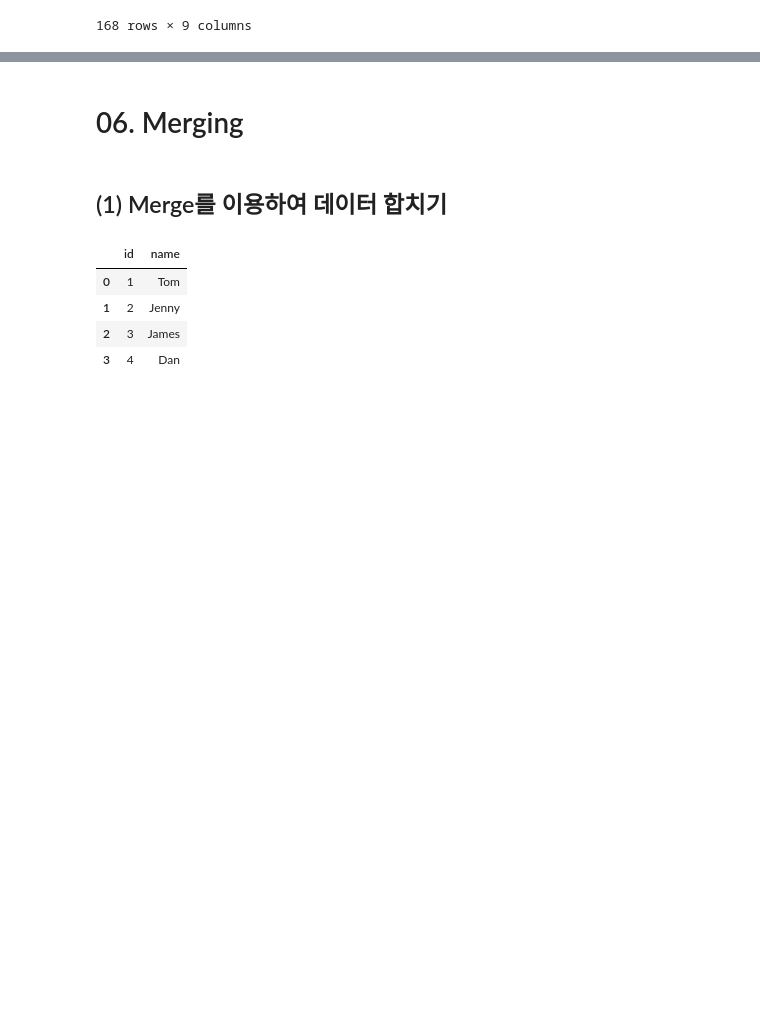
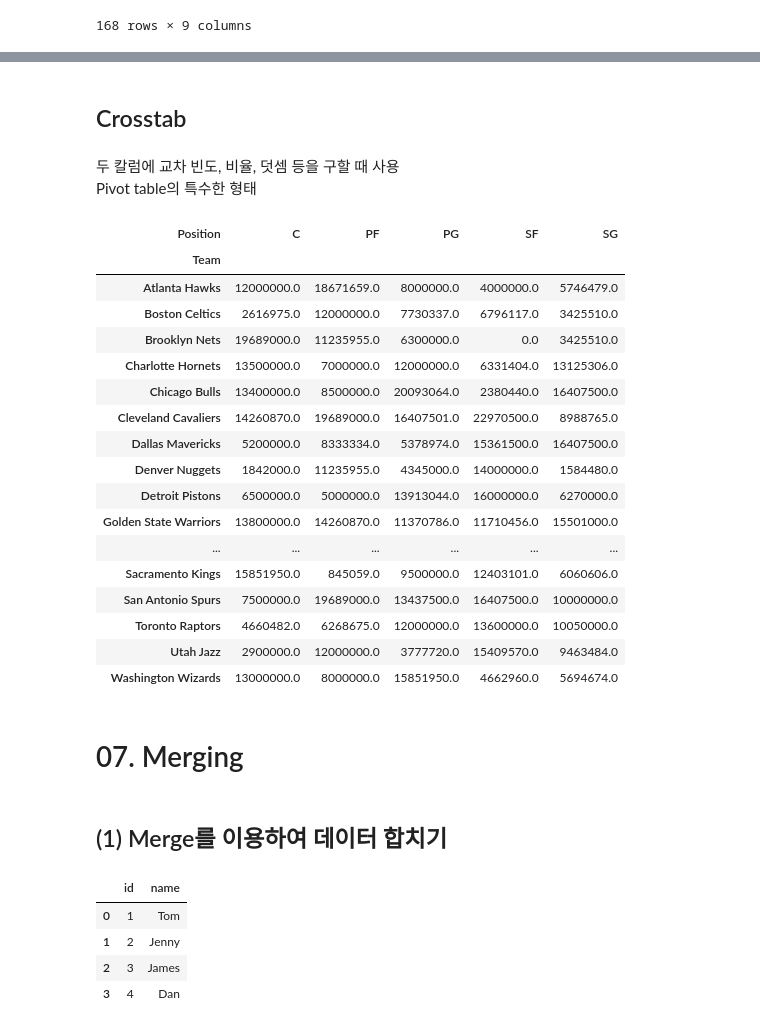
Before and after one commit to jjungyujin/TIL, a Jupyter notebook: DataEngineering/DataProcessing/pandas.ipynb, the cells around one changed output, grey strips where cells are left out. Saved outputs shown, nothing was run; the diff lists cells and outputs as text; code cells hidden in the pictures; blank space fills up the shorter version.

```diff
--- a/DataEngineering/DataProcessing/pandas.ipynb
+++ b/DataEngineering/DataProcessing/pandas.ipynb
@@ -1427,5 +1660,32 @@ df.groupby('Team').filter(myCounter)
+# %% [markdown]
+## Crosstab
+# %% [markdown]
+두 칼럼에 교차 빈도, 비율, 덧셈 등을 구할 때 사용
+Pivot table의 특수한 형태
+# %%
+pd.crosstab(index=df.Team, columns=df.Position, values=df.Salary,
+            aggfunc='max').fillna(0)
+# %% [output]
+| Position | C | PF | PG | SF | SG |
+| Team |  |  |  |  |  |
+| Atlanta Hawks | 12000000.0 | 18671659.0 | 8000000.0 | 4000000.0 | 5746479.0 |
+| Boston Celtics | 2616975.0 | 12000000.0 | 7730337.0 | 6796117.0 | 3425510.0 |
+| Brooklyn Nets | 19689000.0 | 11235955.0 | 6300000.0 | 0.0 | 3425510.0 |
+| Charlotte Hornets | 13500000.0 | 7000000.0 | 12000000.0 | 6331404.0 | 13125306.0 |
+| Chicago Bulls | 13400000.0 | 8500000.0 | 20093064.0 | 2380440.0 | 16407500.0 |
+| Cleveland Cavaliers | 14260870.0 | 19689000.0 | 16407501.0 | 22970500.0 | 8988765.0 |
+| Dallas Mavericks | 5200000.0 | 8333334.0 | 5378974.0 | 15361500.0 | 16407500.0 |
+| Denver Nuggets | 1842000.0 | 11235955.0 | 4345000.0 | 14000000.0 | 1584480.0 |
+| Detroit Pistons | 6500000.0 | 5000000.0 | 13913044.0 | 16000000.0 | 6270000.0 |
+| Golden State Warriors | 13800000.0 | 14260870.0 | 11370786.0 | 11710456.0 | 15501000.0 |
+| ... | ... | ... | ... | ... | ... |
+| Sacramento Kings | 15851950.0 | 845059.0 | 9500000.0 | 12403101.0 | 6060606.0 |
+| San Antonio Spurs | 7500000.0 | 19689000.0 | 13437500.0 | 16407500.0 | 10000000.0 |
+| Toronto Raptors | 4660482.0 | 6268675.0 | 12000000.0 | 13600000.0 | 10050000.0 |
+| Utah Jazz | 2900000.0 | 12000000.0 | 3777720.0 | 15409570.0 | 9463484.0 |
+| Washington Wizards | 13000000.0 | 8000000.0 | 15851950.0 | 4662960.0 | 5694674.0 |
 # %% [markdown]
-# 06. Merging
+# 07. Merging
 # %% [markdown]
 ## (1) Merge를 이용하여 데이터 합치기
 # %%
```
Also changed, not shown: parts of 47 cells of this notebook.
